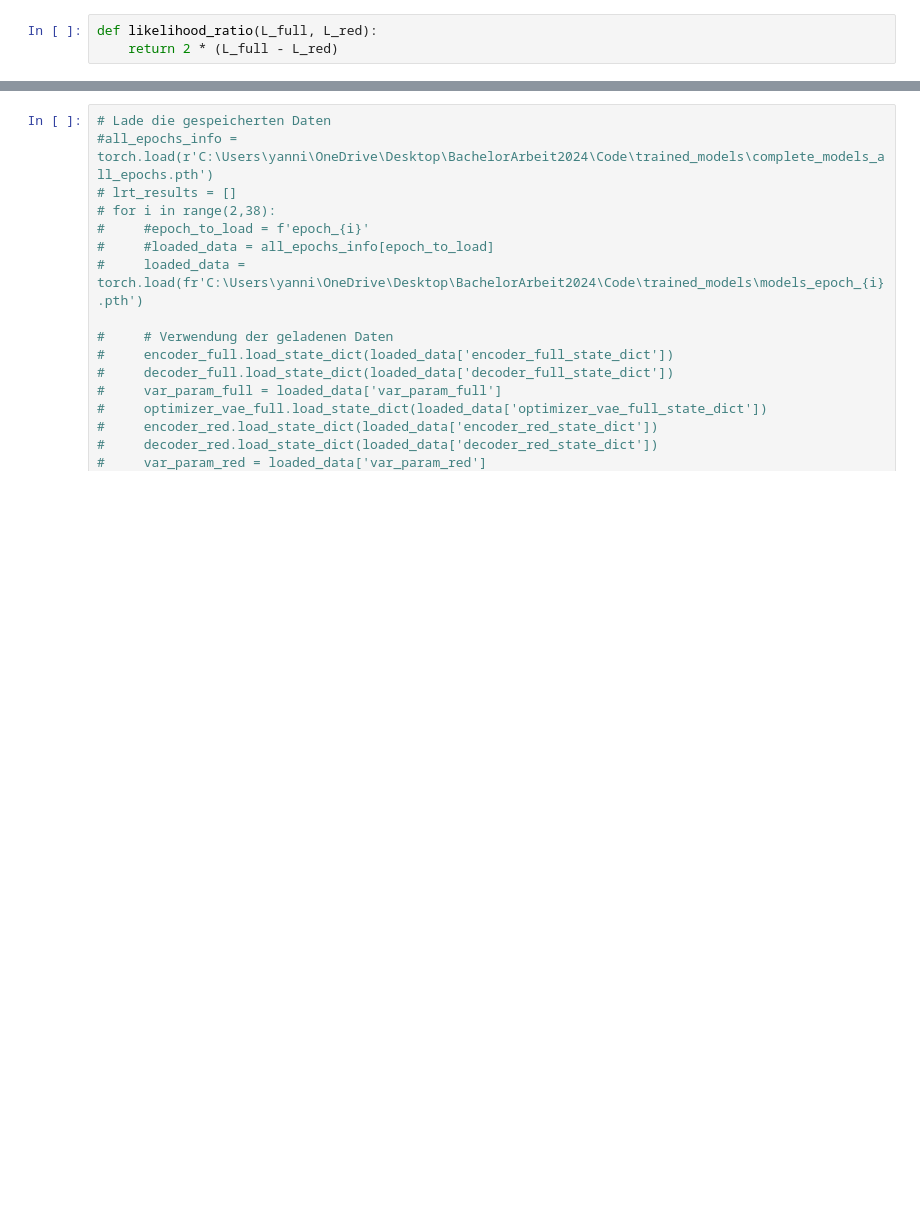
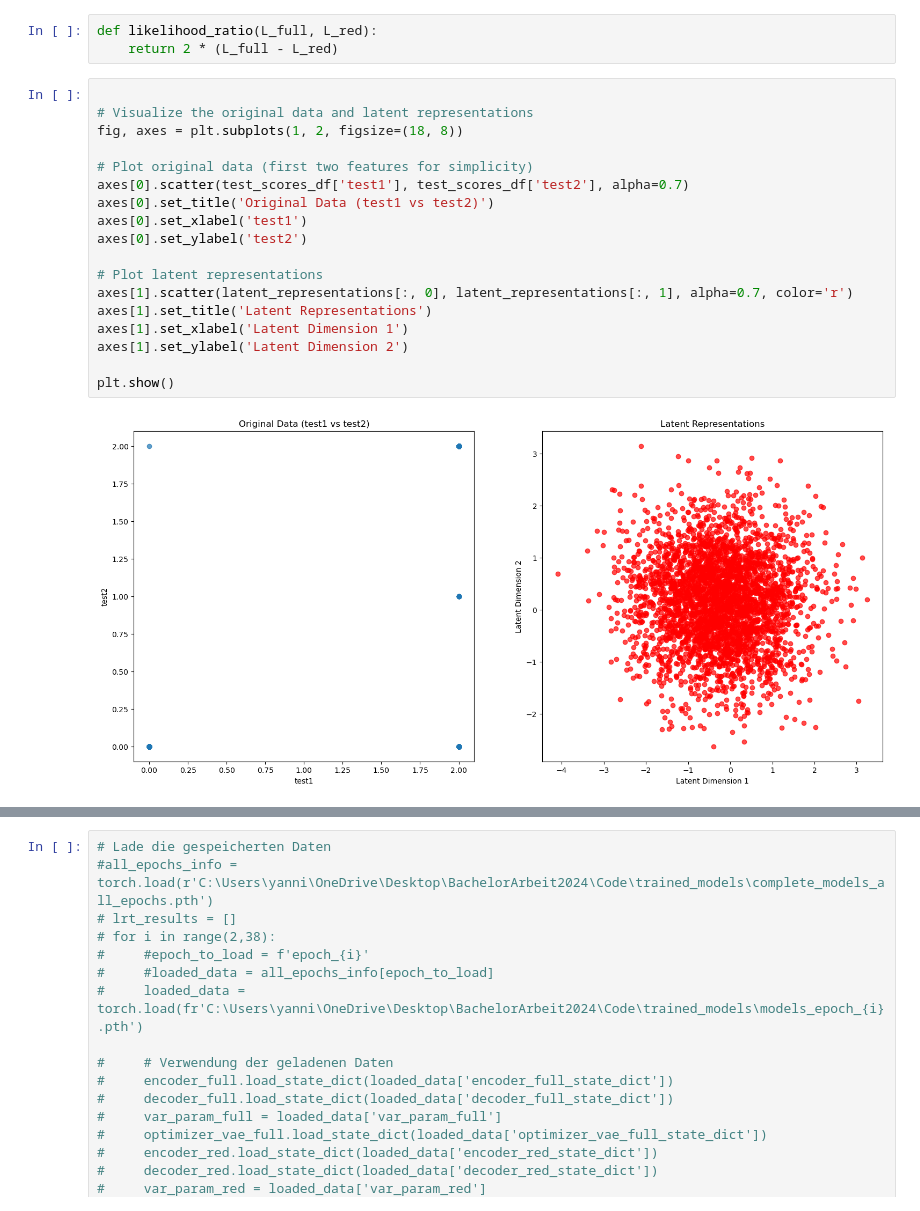
Before and after one commit to el-pato01/BA2024, a Jupyter notebook: Code/train_vae/Mixed_model_high_dim.ipynb, the cells around one changed output, grey strips where cells are left out. Saved outputs shown, nothing was run; the diff lists cells and outputs as text; blank space fills up the shorter version.

```diff
--- a/Code/train_vae/Mixed_model_high_dim.ipynb
+++ b/Code/train_vae/Mixed_model_high_dim.ipynb
@@ -237,6 +269,26 @@ mu, z, z_pred, nML = eval_vae(X_list, Z_list, var_param, encoder)
 # %%
 def likelihood_ratio(L_full, L_red):
     return 2 * (L_full - L_red)
+# %%
+
+# Visualize the original data and latent representations
+fig, axes = plt.subplots(1, 2, figsize=(18, 8))
+
+# Plot original data (first two features for simplicity)
+axes[0].scatter(test_scores_df['test1'], test_scores_df['test2'], alpha=0.7)
+axes[0].set_title('Original Data (test1 vs test2)')
+axes[0].set_xlabel('test1')
+axes[0].set_ylabel('test2')
+
+# Plot latent representations
+axes[1].scatter(latent_representations[:, 0], latent_representations[:, 1], alpha=0.7, color='r')
+axes[1].set_title('Latent Representations')
+axes[1].set_xlabel('Latent Dimension 1')
+axes[1].set_ylabel('Latent Dimension 2')
+
+plt.show()
+# %% [output]
+[figure, added]
 # %%
 # RUN SIMULATION FOR n = num_simulations
 num_simulations = 10
```
Also changed, not shown: parts of 4 cells of this notebook, 27 other files.
